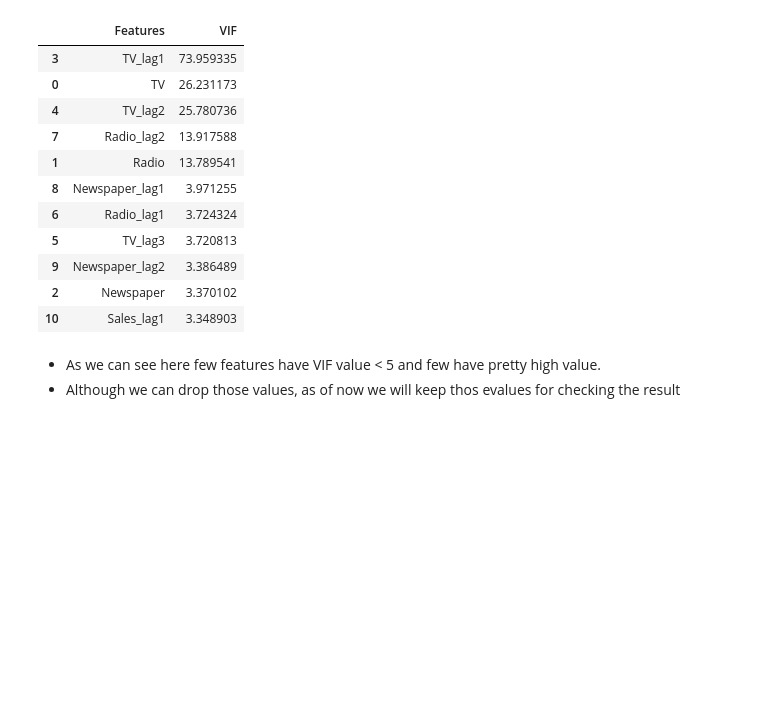
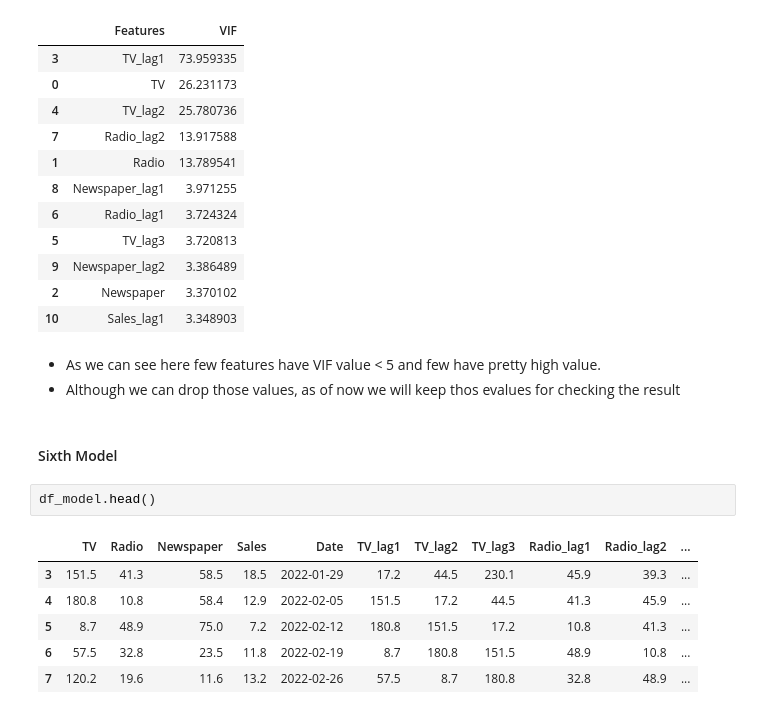
Before and after one commit to Rajdeep-personal/Practice-Market-Mix-Modelling, a Jupyter notebook: MMM_Practice.ipynb, the cells around one changed output. Drawn from its saved outputs; the diff is of its cells as text; blank space fills up the shorter version.

```diff
--- a/MMM_Practice.ipynb
+++ b/MMM_Practice.ipynb
@@ -1872,3 +1871,14 @@ VIF_df.sort_values(by='VIF',ascending=False)
 # %% [markdown]
 - As we can see here few features have VIF value < 5 and few have pretty high value.
 - Although we can drop those values, as of now we will keep thos evalues for checking the result
+# %% [markdown]
+#### Sixth Model
+# %%
+df_model.head()
+# %% [output]
+|  | TV | Radio | Newspaper | Sales | Date | TV_lag1 | TV_lag2 | TV_lag3 | Radio_lag1 | Radio_lag2 | ... |
+| 3 | 151.5 | 41.3 | 58.5 | 18.5 | 2022-01-29 | 17.2 | 44.5 | 230.1 | 45.9 | 39.3 | ... |
+| 4 | 180.8 | 10.8 | 58.4 | 12.9 | 2022-02-05 | 151.5 | 17.2 | 44.5 | 41.3 | 45.9 | ... |
+| 5 | 8.7 | 48.9 | 75.0 | 7.2 | 2022-02-12 | 180.8 | 151.5 | 17.2 | 10.8 | 41.3 | ... |
+| 6 | 57.5 | 32.8 | 23.5 | 11.8 | 2022-02-19 | 8.7 | 180.8 | 151.5 | 48.9 | 10.8 | ... |
+| 7 | 120.2 | 19.6 | 11.6 | 13.2 | 2022-02-26 | 57.5 | 8.7 | 180.8 | 32.8 | 48.9 | ... |
```
Also changed, not shown: parts of 36 cells of this notebook.
